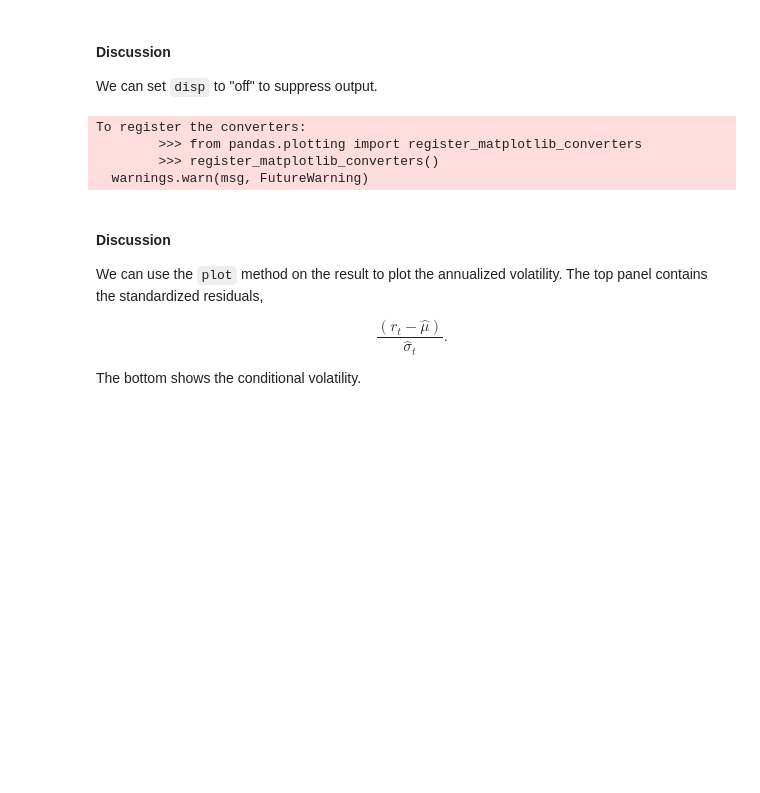
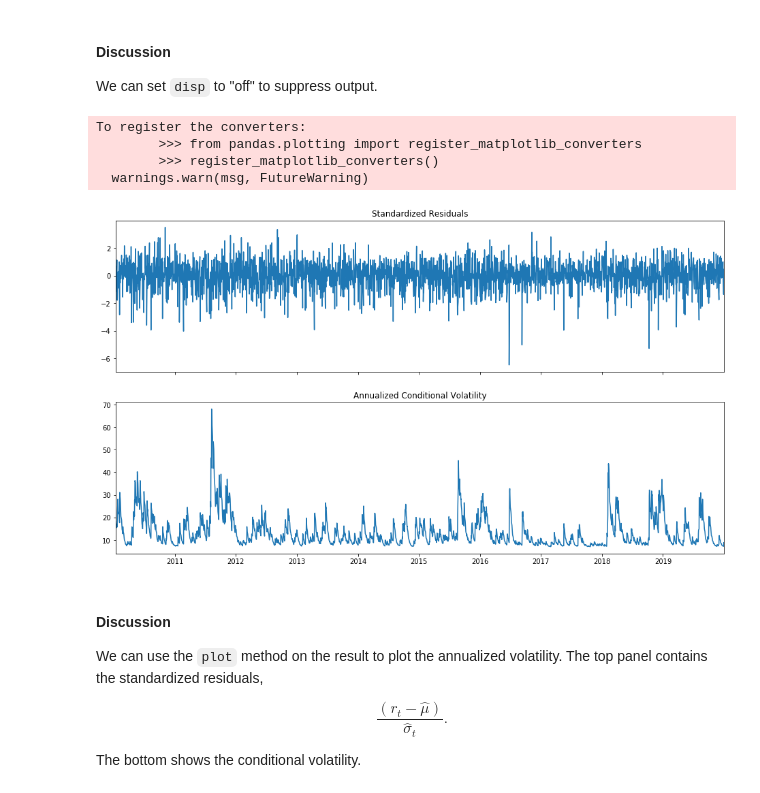
Before and after one commit to bashtage/python-introduction, a Jupyter notebook: solutions/winter/arch-model-estimation.ipynb, the cells around one changed output. Saved outputs shown, nothing was run; the diff lists cells and outputs as text; code cells hidden in the pictures; blank space fills up the shorter version.

```diff
--- a/solutions/winter/arch-model-estimation.ipynb
+++ b/solutions/winter/arch-model-estimation.ipynb
@@ -291,16 +294,19 @@ Covariance estimator: classic
 #### Discussion
 
 We can set `disp` to "off" to suppress output.
+# %%
+import matplotlib.pyplot as plt
+import seaborn as sns
+sns.set_style("darkgrid")
+# %% [output]
+To register the converters:
+        >>> from pandas.plotting import register_matplotlib_converters
+        >>> register_matplotlib_converters()
+  warnings.warn(msg, FutureWarning)
+[figure, added]
 # %%
-import matplotlib.pyplot as plt
-plt.rc("figure", figsize=(16,9))
-
+plt.rc("figure",figsize=(16, 6))
 fig = gjr_res_sp500.plot(annualize="D")
-# %% [output]
-To register the converters:
-        >>> from pandas.plotting import register_matplotlib_converters
-        >>> register_matplotlib_converters()
-  warnings.warn(msg, FutureWarning)
 # %% [markdown]
 #### Discussion
 We can use the `plot` method on the result to plot the annualized volatility.
```
Also changed, not shown: parts of 7 cells of this notebook, 3 other files.
